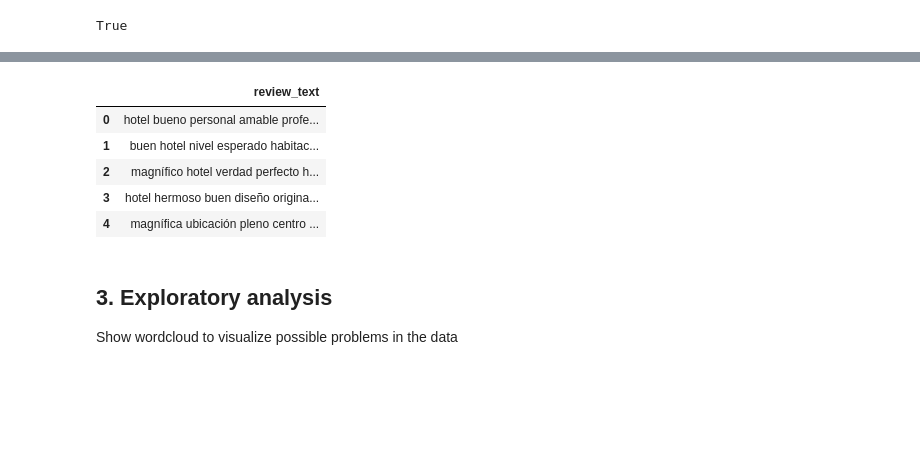
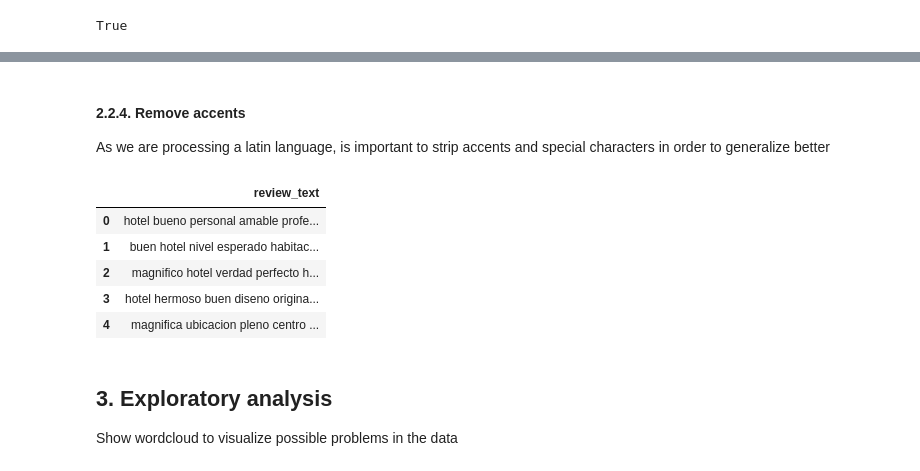
Before and after one commit to aaronespasa/review2rating, a Jupyter notebook: part2/clustering2topic.ipynb, the cells around one changed output, grey strips where cells are left out. Drawn from its saved outputs; the diff is of its cells as text; code cells hidden in the pictures; blank space fills up the shorter version.

```diff
--- a/part2/clustering2topic.ipynb
+++ b/part2/clustering2topic.ipynb
@@ -284,14 +259,17 @@ def preprocess(text):
+# %% [markdown]
+#### 2.2.4. Remove accents
+As we are processing a latin language, is important to strip accents and special characters in order to generalize better
 # %%
-reviews_df['review_text'] = reviews_df['review_text'].apply(preprocess)
+reviews_df['review_text'] = reviews_df['review_text'].apply(unidecode)
 
 reviews_df.head()
 # %% [output]
 |  | review_text |
 | 0 | hotel bueno personal amable profe... |
 | 1 | buen hotel nivel esperado habitac... |
-| 2 | magnífico hotel verdad perfecto h... |
-| 3 | hotel hermoso buen diseño origina... |
-| 4 | magnífica ubicación pleno centro ... |
+| 2 | magnifico hotel verdad perfecto h... |
+| 3 | hotel hermoso buen diseno origina... |
+| 4 | magnifica ubicacion pleno centro ... |
 # %% [markdown]
 ## 3. Exploratory analysis
 Show wordcloud to visualize possible problems in the data
```
Also changed, not shown: parts of 20 cells of this notebook.
